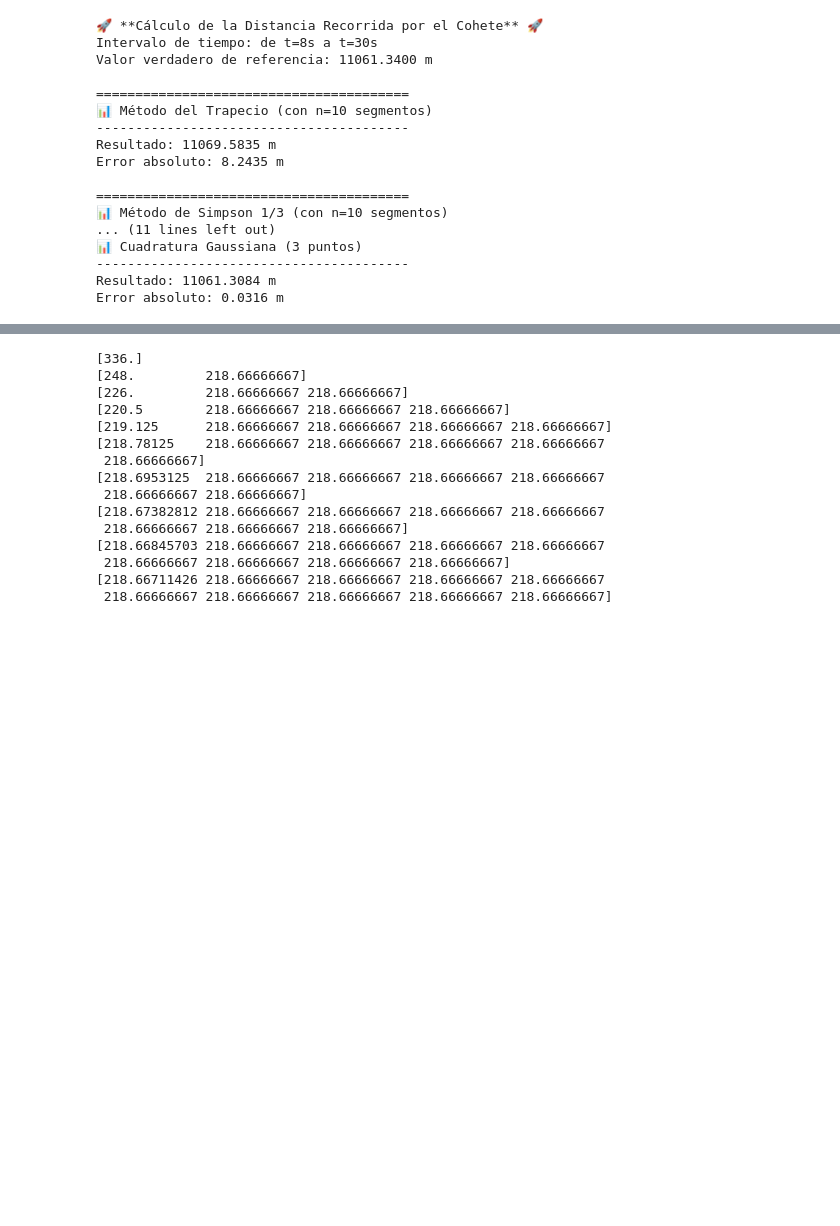
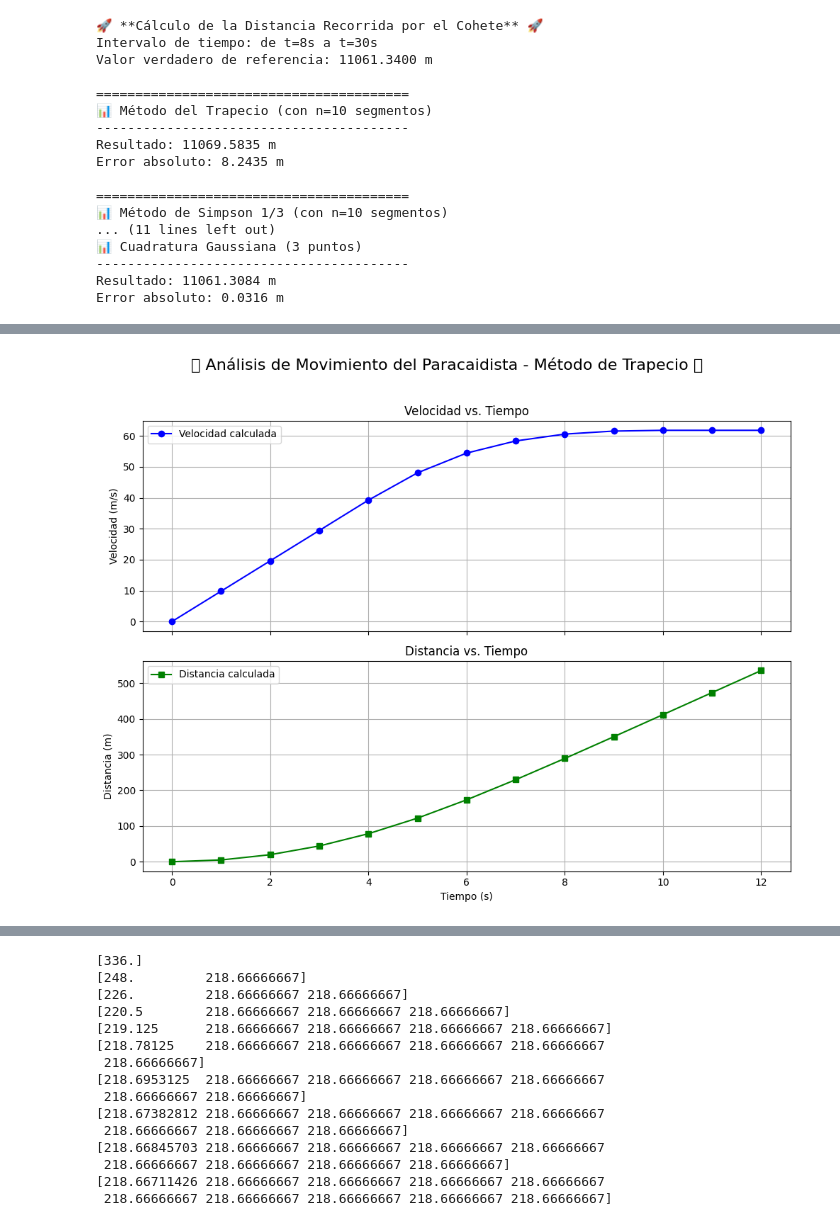
Before and after one commit to mitchelfalcon/AI-Studio, a Jupyter notebook: IntegraciónyDerivacionNumerica.ipynb, the cells around one changed output, grey strips where cells are left out. Drawn from its saved outputs; the diff is of its cells as text; code cells hidden in the pictures; blank space fills up the shorter version.

```diff
--- a/IntegraciónyDerivacionNumerica.ipynb
+++ b/IntegraciónyDerivacionNumerica.ipynb
@@ -150,0 +121,91 @@ El valor de la Integral es:  218.6666666666666
+# %%
+import numpy as np
+import matplotlib.pyplot as plt
+
+class MotionAnalyzer:
+    def __init__(self, time_data, acceleration_data):
+        self.time = np.asarray(time_data, dtype=float)
+        self.acceleration = np.asarray(acceleration_data, dtype=float)
+        if len(self.time) != len(self.acceleration):
+            raise ValueError("Los datos de tiempo y aceleración deben tener la misma longitud.")
+        self.velocity = np.zeros_like(self.time)
+        self.distance = np.zeros_like(self.time)
+
+    def _trapezoidal_cumulative(self, x, y):
+        integrals = np.zeros_like(y)
+        for i in range(1, len(x)):
+            h = x[i] - x[i-1]
+            integral_segmento = (y[i] + y[i-1]) * h / 2
+            integrals[i] = integrals[i-1] + integral_segmento
+        return integrals
+
+    def _simpsons_cumulative(self, x, y):
+        if len(x) % 2 == 0:
+             raise ValueError("La regla de Simpson requiere un número impar de puntos de datos.")
+        integrals = np.zeros_like(y)
+        for i in range(2, len(x), 2):
+            h = x[i] - x[i-1]
+            h_avg = (x[i] - x[i-2]) / 2
+            integral_segmento = (h_avg / 3) * (y[i-2] + 4 * y[i-1] + y[i])
+            integrals[i] = integrals[i-2] + integral_segmento
+            integrals[i-1] = (integrals[i-2] + integrals[i])/2
+        return integrals
+
+    def analyze(self, method='trapezoid'):
+        if method == 'trapezoid':
+            self.velocity = self._trapezoidal_cumulative(self.time, self.acceleration)
+            self.distance = self._trapezoidal_cumulative(self.time, self.velocity)
+        elif method == 'simpson':
+            self.velocity = self._simpsons_cumulative(self.time, self.acceleration)
+            self.distance = self._simpsons_cumulative(self.time, self.velocity)
+        else:
+            raise ValueError("Método no reconocido. Use 'trapezoid' o 'simpson'.")
+
+    def display_results(self, method_name):
+        print(f"🪂 Resultados del Paracaidista con el Método de {method_name} 🪂")
+        print("-" * 80)
+        print(f"{'Tiempo (s)':<15}{'Aceleración (m/s²)':<25}{'Velocidad (m/s)':<20}{'Distancia (m)':<20}")
+        print("-" * 80)
+        for i in range(len(self.time)):
+            print(f"{self.time[i]:<15.2f}{self.acceleration[i]:<25.2f}"
+                  f"{self.velocity[i]:<20.2f}{self.distance[i]:<20.2f}")
+        print("-" * 80)
+        print(f"Distancia total: {self.distance[-1]:.2f} m | Velocidad final: {self.velocity[-1]:.2f} m/s\n")
+
+    def plot_results(self, method_name):
+        fig, (ax1, ax2) = plt.subplots(2, 1, figsize=(10, 8), sharex=True)
+        fig.suptitle(f'🪂 Análisis de Movimiento del Paracaidista - Método de {method_name} 🪂', fontsize=16)
+
+        ax1.plot(self.time, self.velocity, 'o-', color='blue', label='Velocidad calculada')
+        ax1.set_title('Velocidad vs. Tiempo')
+        ax1.set_ylabel('Velocidad (m/s)')
+        ax1.grid(True)
+        ax1.legend()
+
+        ax2.plot(self.time, self.distance, 's-', color='green', label='Distancia calculada')
+        ax2.set_title('Distancia vs. Tiempo')
+        ax2.set_xlabel('Tiempo (s)')
+        ax2.set_ylabel('Distancia (m)')
+        ax2.grid(True)
+        ax2.legend()
+
+        plt.tight_layout(rect=[0, 0, 1, 0.96])
+        plt.show()
+
+def main():
+    time_data = [0, 1, 2, 3, 4, 5, 6, 7, 8, 9, 10, 11, 12]
+    acceleration_data = [9.81, 9.81, 9.81, 9.81, 9.81, 7.85, 4.91, 2.95, 1.47, 0.49, 0.00, 0.00, 0.00]
+
+    analyzer = MotionAnalyzer(time_data, acceleration_data)
+
+    analyzer.analyze(method='trapezoid')
+    analyzer.display_results("Trapecio")
+    analyzer.plot_results("Trapecio")
+
+    analyzer.analyze(method='simpson')
+    analyzer.display_results("Simpson 1/3")
+    analyzer.plot_results("Simpson 1/3")
+
+if __name__ == "__main__":
+    main()
+# %% [output]
@@ -150,0 +231 @@ El valor de la Integral es:  218.6666666666666
+[figure, added]
```
Also changed, not shown: parts of 2 cells of this notebook.
